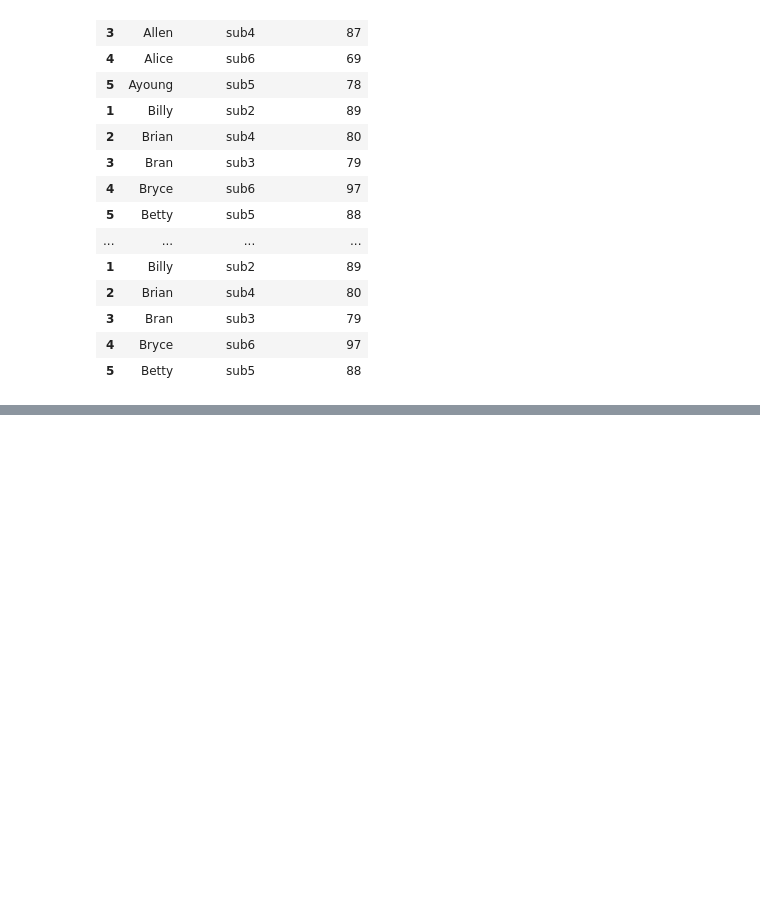
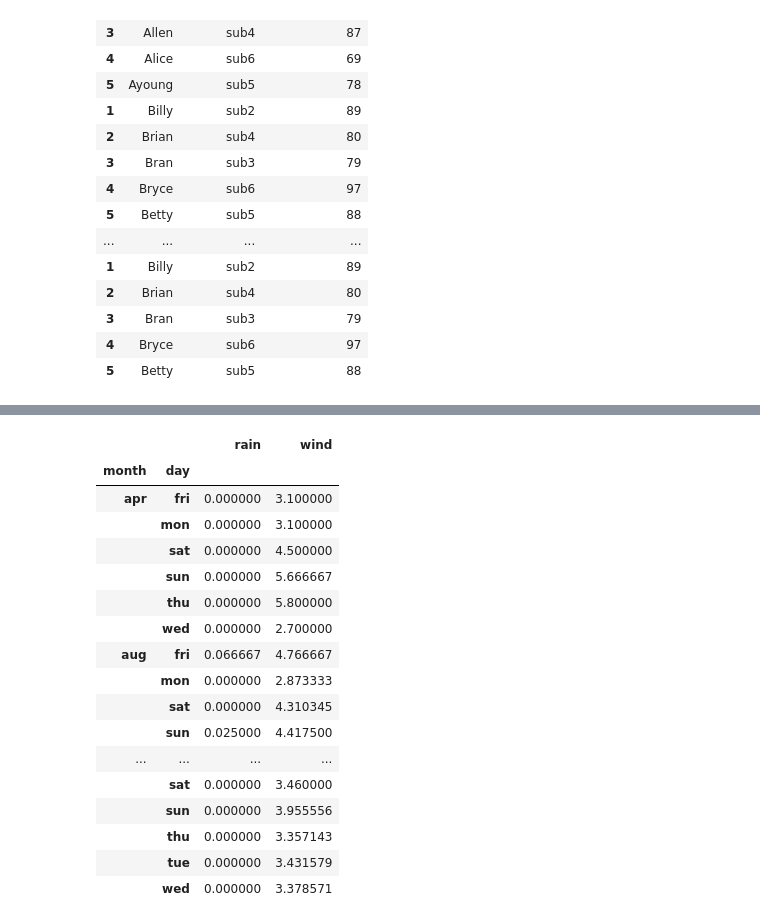
Before and after one commit to manaswikamila05/Python, a Jupyter notebook: 6. Pandas.ipynb, the cells around one changed output, grey strips where cells are left out. Drawn from its saved outputs; the diff is of its cells as text; code cells hidden in the pictures; blank space fills up the shorter version.

```diff
--- a/6. Pandas.ipynb
+++ b/6. Pandas.ipynb
@@ -2074,0 +2264,5 @@ one.append([two,one,two])
+# %%
+# Group the data 'df' by 'month' and 'day' and find the mean value for column 'rain' and 'wind' using the pivot table command.
+
+df = pd.read_csv('https://query.data.world/s/vBDCsoHCytUSLKkLvq851k2b8JOCkF')
+df.head()
@@ -2074,0 +2276,21 @@ one.append([two,one,two])
+# %%
+df.groupby(by=["month", "day"]).agg({'rain':np.mean, "wind": np.mean})
+# %% [output]
+|  |  | rain | wind |
+| month | day |  |  |
+| apr | fri | 0.000000 | 3.100000 |
+|  | mon | 0.000000 | 3.100000 |
+|  | sat | 0.000000 | 4.500000 |
+|  | sun | 0.000000 | 5.666667 |
+|  | thu | 0.000000 | 5.800000 |
+|  | wed | 0.000000 | 2.700000 |
+| aug | fri | 0.066667 | 4.766667 |
+|  | mon | 0.000000 | 2.873333 |
+|  | sat | 0.000000 | 4.310345 |
+|  | sun | 0.025000 | 4.417500 |
+| ... | ... | ... | ... |
+|  | sat | 0.000000 | 3.460000 |
+|  | sun | 0.000000 | 3.955556 |
+|  | thu | 0.000000 | 3.357143 |
+|  | tue | 0.000000 | 3.431579 |
+|  | wed | 0.000000 | 3.378571 |
```
Also changed, not shown: parts of 33 cells of this notebook.
